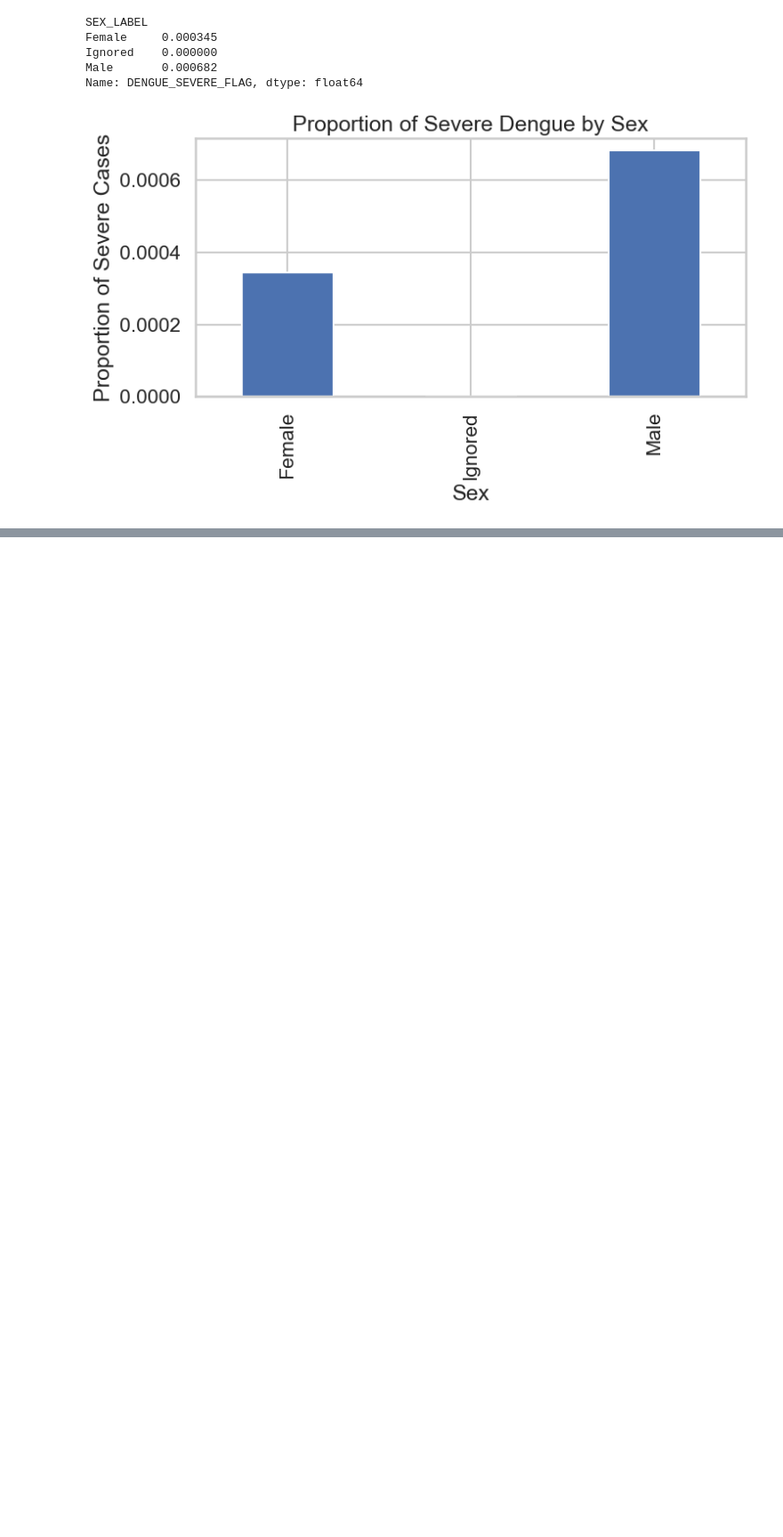
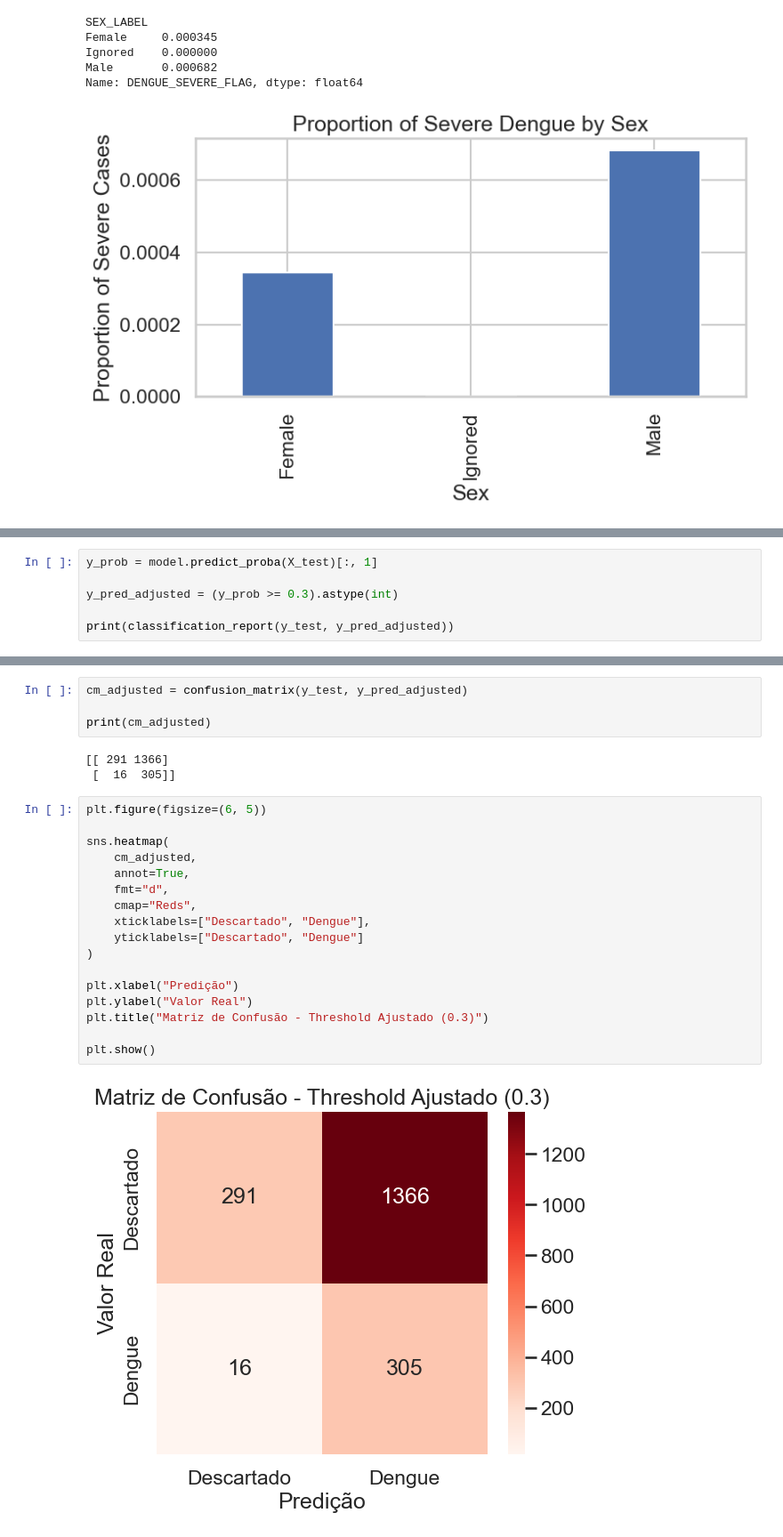
Before and after one commit to Tassio-Sales/predictive-modeling-dengue-campina-grande, a Jupyter notebook: src/load_and_clean.ipynb, the cells around one changed output, grey strips where cells are left out. Shown at 89% size. Cells and saved outputs as stored; diff of their text form; blank space fills up the shorter version.

```diff
--- a/src/load_and_clean.ipynb
+++ b/src/load_and_clean.ipynb
@@ -1837,0 +2088,6 @@ Name: DENGUE_SEVERE_FLAG, dtype: float64
+# %%
+y_prob = model.predict_proba(X_test)[:, 1]
+
+y_pred_adjusted = (y_prob >= 0.3).astype(int)
+
+print(classification_report(y_test, y_pred_adjusted))
@@ -1837,0 +2103,26 @@ Name: DENGUE_SEVERE_FLAG, dtype: float64
+# %%
+cm_adjusted = confusion_matrix(y_test, y_pred_adjusted)
+
+print(cm_adjusted)
+# %% [output]
+[[ 291 1366]
+ [  16  305]]
+# %%
+plt.figure(figsize=(6, 5))
+
+sns.heatmap(
+    cm_adjusted,
+    annot=True,
+    fmt="d",
+    cmap="Reds",
+    xticklabels=["Descartado", "Dengue"],
+    yticklabels=["Descartado", "Dengue"]
+)
+
+plt.xlabel("Predição")
+plt.ylabel("Valor Real")
+plt.title("Matriz de Confusão - Threshold Ajustado (0.3)")
+
+plt.show()
+# %% [output]
+[figure, added]
```
Also changed, not shown: parts of 102 cells of this notebook.
